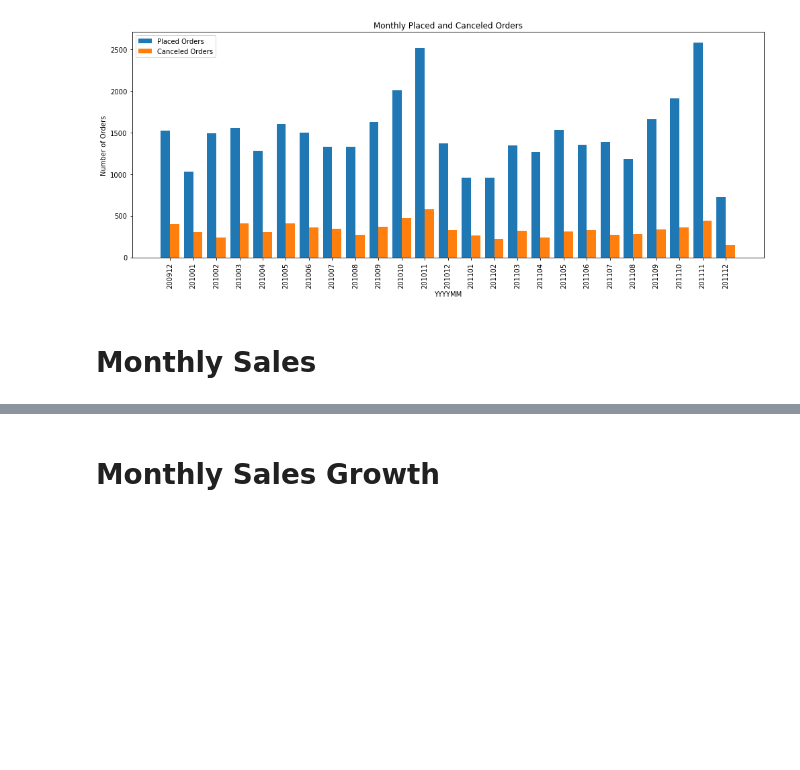
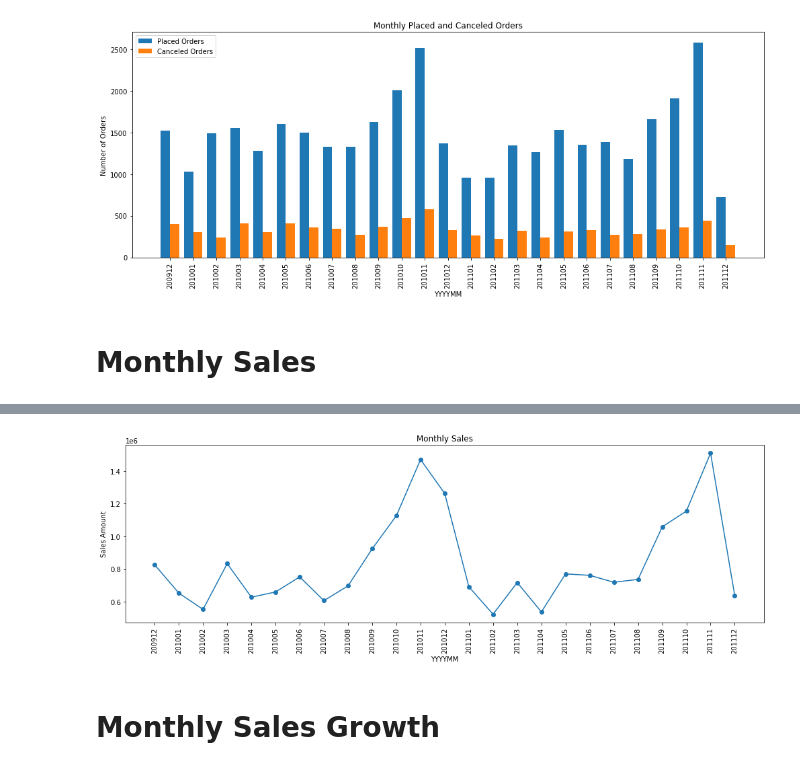
Before and after one commit to jarviscanada/jarvis_data_eng_OjuoluwaDabiri, a Jupyter notebook: python_data_analytics/retail_data_analytics_wrangling.ipynb, the cells around one changed output, grey strips where cells are left out. Cells and saved outputs as stored; diff of their text form; code cells hidden in the pictures; blank space fills up the shorter version.

```diff
--- a/python_data_analytics/retail_data_analytics_wrangling.ipynb
+++ b/python_data_analytics/retail_data_analytics_wrangling.ipynb
@@ -341,3 +338,23 @@ plt.show()
 ![](https://i.imgur.com/k1KOqKO.jpg)
 
 ---
+# %%
+
+df = retail_df.copy()
+
+df["invoice_date"] = pd.to_datetime(df["invoice_date"], errors="coerce")
+
+df["yyyymm"] = df["invoice_date"].dt.year * 100 + df["invoice_date"].dt.month
+
+df["line_amount"] = df["quantity"] * df["unit_price"]
+
+df["is_canceled"] = df["invoice_no"].astype(str).str.startswith("C")
+sales_df = df[~df["is_canceled"]].copy()
+
+monthly_sales = (
+    sales_df.groupby("yyyymm", as_index=False)
+            .agg(monthly_sales=("line_amount", "sum"))
+            .sort_values("yyyymm")
+)
+
+monthly_sales.head()
@@ -344,3 +368,14 @@ plt.show()
+# %%
+plt.figure(figsize=(14, 5))
+plt.plot(monthly_sales["yyyymm"].astype(str), monthly_sales["monthly_sales"], marker="o")
+plt.xticks(rotation=90)
+plt.title("Monthly Sales")
+plt.xlabel("YYYYMM")
+plt.ylabel("Sales Amount")
+plt.tight_layout()
+plt.show()
+# %% [output]
+[figure, added]
 # %% [markdown]
 # Monthly Sales Growth
 # %% [markdown]
```
Also changed, not shown: parts of 22 cells of this notebook, 1 other file.
